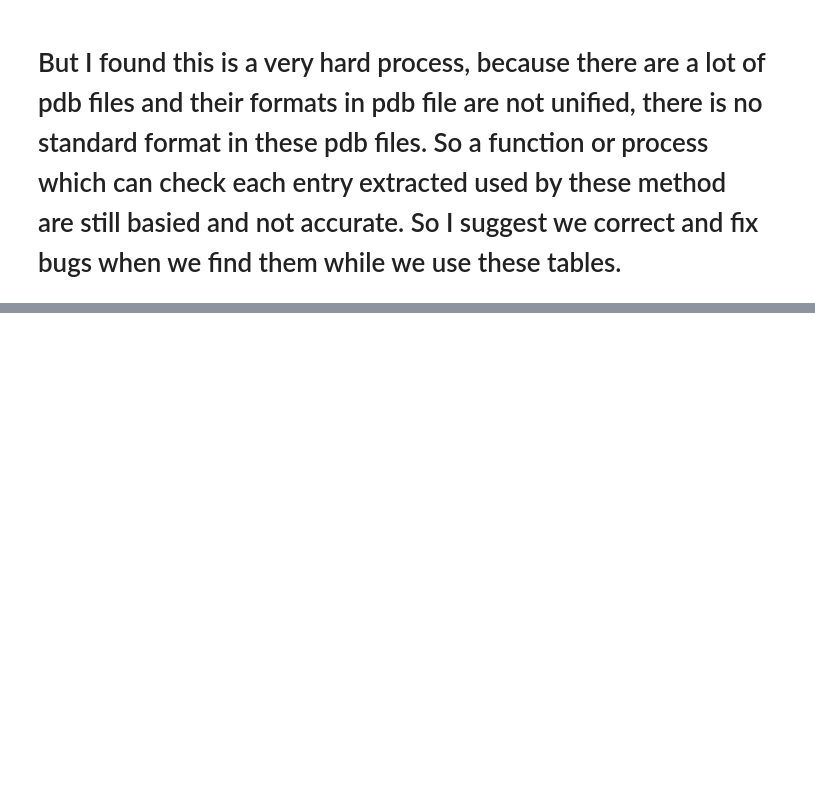
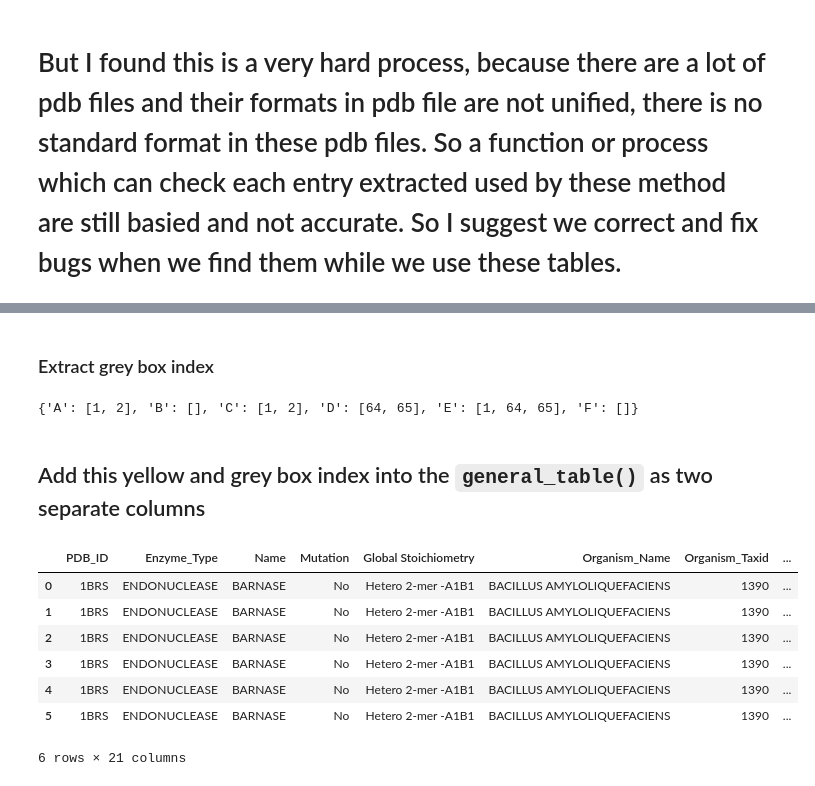
Before and after one commit to ZJYgrp/IntEnzyDB, a Jupyter notebook: Li_Yuan_work.ipynb, the cells around one changed output, grey strips where cells are left out. Cells and saved outputs as stored; diff of their text form; code cells hidden in the pictures; blank space fills up the shorter version.

```diff
--- a/Li_Yuan_work.ipynb
+++ b/Li_Yuan_work.ipynb
@@ -1348,0 +1924,2 @@ _100D.get_enzyme_type()
+# %% [markdown]
+### Extract grey box index
@@ -1348,0 +1974,7 @@ _100D.get_enzyme_type()
+# %%
+pdb("1brs").get_unmod_resi()
+# %% [output]
+{'A': [1, 2], 'B': [], 'C': [1, 2], 'D': [64, 65], 'E': [1, 64, 65], 'F': []}
+# %% [markdown]
+<a id='77'></a>
+## Add this yellow and grey box index into the `general_table()` as two separate columns
@@ -1348,0 +2096,11 @@ _100D.get_enzyme_type()
+# %%
+pdb("1brs").get_general_table()
+# %% [output]
+|  | PDB_ID | Enzyme_Type | Name | Mutation | Global Stoichiometry | Organism_Name | Organism_Taxid | ... |
+| 0 | 1BRS | ENDONUCLEASE | BARNASE | No | Hetero 2-mer -A1B1 | BACILLUS AMYLOLIQUEFACIENS | 1390 | ... |
+| 1 | 1BRS | ENDONUCLEASE | BARNASE | No | Hetero 2-mer -A1B1 | BACILLUS AMYLOLIQUEFACIENS | 1390 | ... |
+| 2 | 1BRS | ENDONUCLEASE | BARNASE | No | Hetero 2-mer -A1B1 | BACILLUS AMYLOLIQUEFACIENS | 1390 | ... |
+| 3 | 1BRS | ENDONUCLEASE | BARNASE | No | Hetero 2-mer -A1B1 | BACILLUS AMYLOLIQUEFACIENS | 1390 | ... |
+| 4 | 1BRS | ENDONUCLEASE | BARNASE | No | Hetero 2-mer -A1B1 | BACILLUS AMYLOLIQUEFACIENS | 1390 | ... |
+| 5 | 1BRS | ENDONUCLEASE | BARNASE | No | Hetero 2-mer -A1B1 | BACILLUS AMYLOLIQUEFACIENS | 1390 | ... |
+6 rows × 21 columns
```
Also changed, not shown: parts of 70 cells of this notebook.
